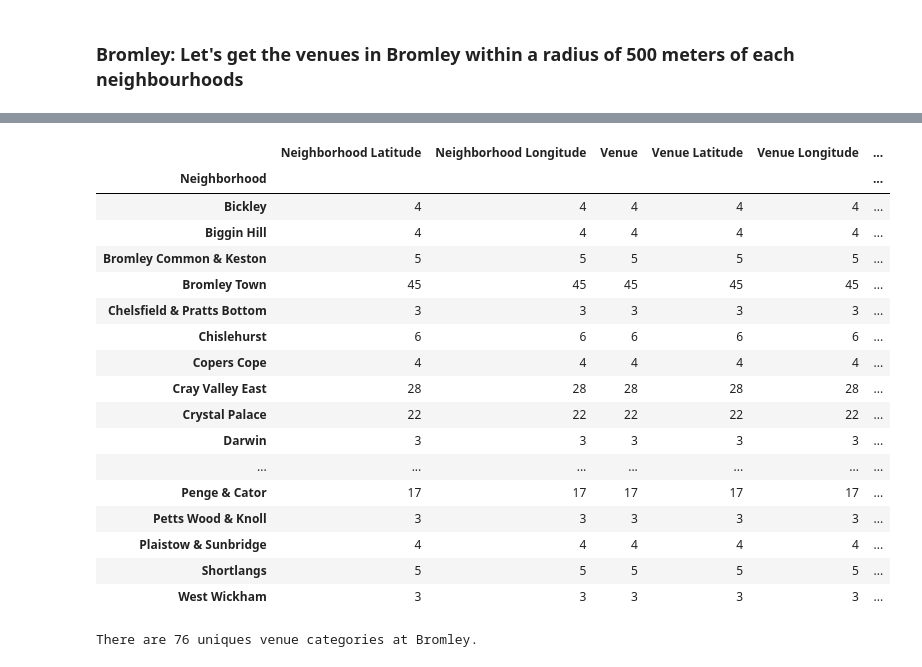
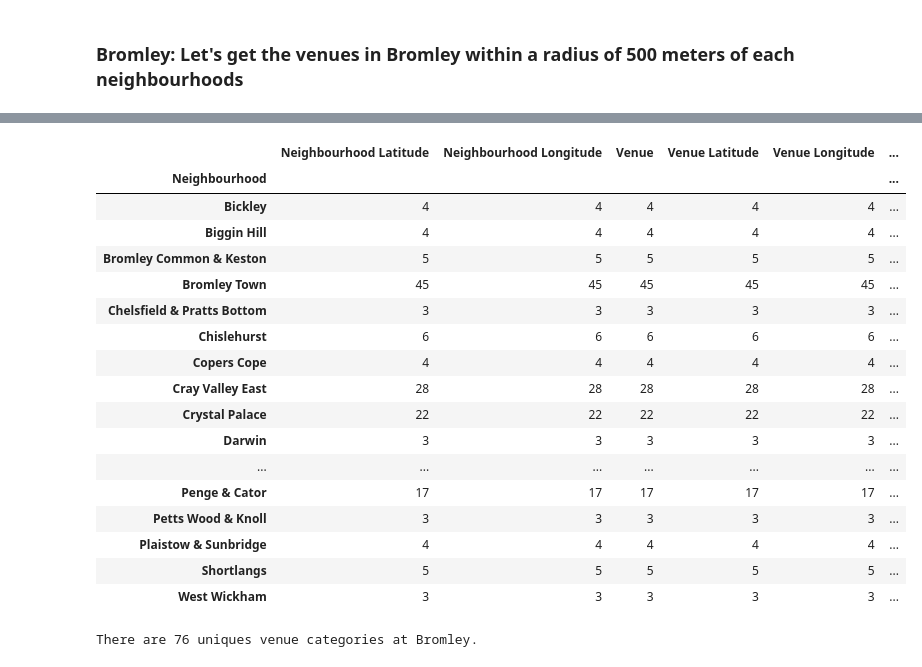
Before and after one commit to sinwee1976/Capstone_project_The_Battle_of_Neighborhood, a Jupyter notebook: The_Battle_of_London_Boroughs - Week 2.ipynb, the cells around one changed output, grey strips where cells are left out. Drawn from its saved outputs; the diff is of its cells as text; code cells hidden in the pictures.

```diff
--- a/The_Battle_of_London_Boroughs - Week 2.ipynb
+++ b/The_Battle_of_London_Boroughs - Week 2.ipynb
@@ -258,9 +262,9 @@ def getNearbyVenues(names, latitudes, longitudes, radius=500, LIMIT = 100):
             v['venue']['categories'][0]['name']) for v in results])
 
     nearby_venues = pd.DataFrame([item for venue_list in venues_list for item in venue_list])
-    nearby_venues.columns = ['Neighborhood',
-                  'Neighborhood Latitude',
-                  'Neighborhood Longitude',
+    nearby_venues.columns = ['Neighbourhood',
+                  'Neighbourhood Latitude',
+                  'Neighbourhood Longitude',
                   'Venue',
                   'Venue Latitude',
                   'Venue Longitude',
@@ -371,10 +375,10 @@ BROM_venues.head()
 | 3 | Bickley | 51.401740 | 0.043712 | Village Sandwich Bar | 51.399301 | 0.047951 | ... |
 | 4 | Biggin Hill | 51.331959 | 0.029057 | Biggin Hill Airport (BQH) (Biggin... | 51.331794 | 0.028845 | ... |
 # %%
-BROM_venues.groupby('Neighborhood').count()
+BROM_venues.groupby('Neighbourhood').count()
 # %% [output]
-|  | Neighborhood Latitude | Neighborhood Longitude | Venue | Venue Latitude | Venue Longitude | ... |
-| Neighborhood |  |  |  |  |  | ... |
+|  | Neighbourhood Latitude | Neighbourhood Longitude | Venue | Venue Latitude | Venue Longitude | ... |
+| Neighbourhood |  |  |  |  |  | ... |
 | Bickley | 4 | 4 | 4 | 4 | 4 | ... |
 | Biggin Hill | 4 | 4 | 4 | 4 | 4 | ... |
 | Bromley Common & Keston | 5 | 5 | 5 | 5 | 5 | ... |
```
Also changed, not shown: parts of 53 cells of this notebook.
